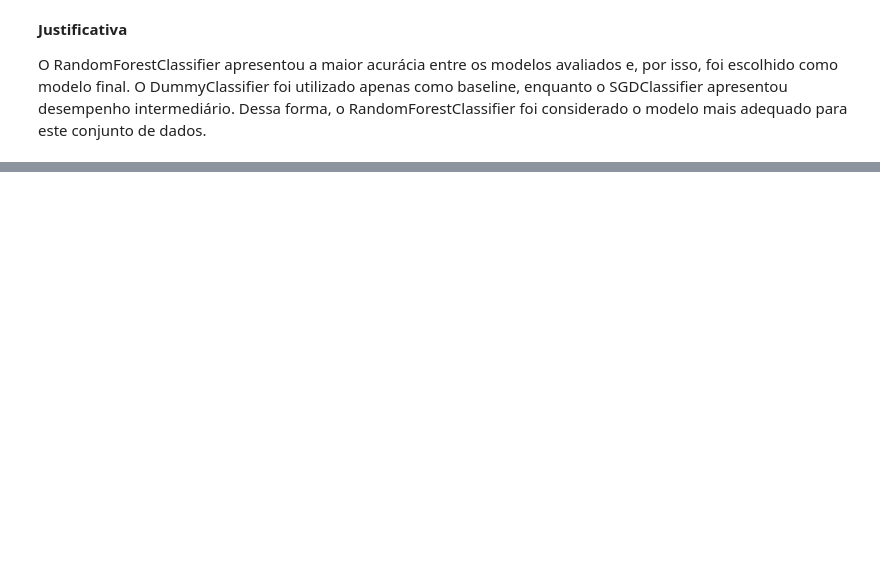
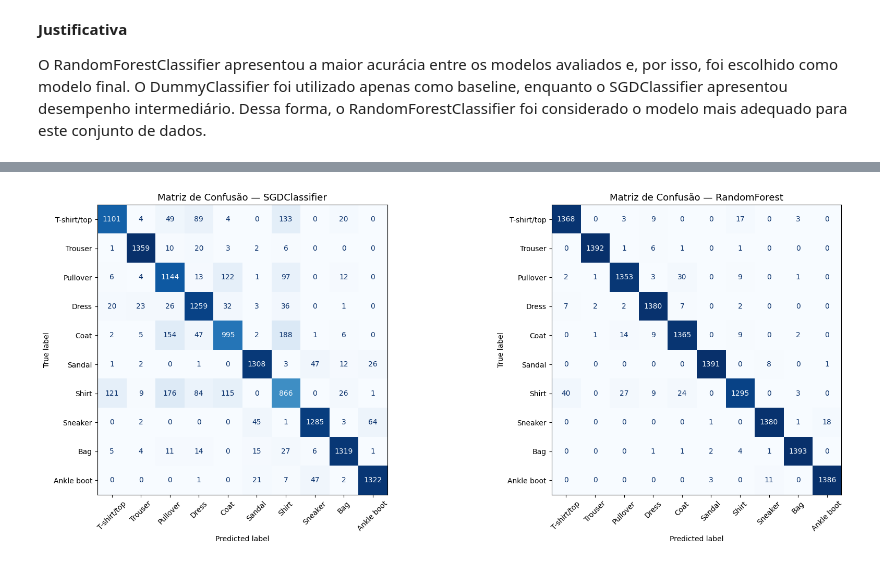
Before and after one commit to KevinTeixeira04/Teste, a Jupyter notebook: fundamentos.ipynb, the cells around one changed output, grey strips where cells are left out. Saved outputs shown, nothing was run; the diff lists cells and outputs as text; code cells hidden in the pictures; blank space fills up the shorter version.

```diff
--- a/fundamentos.ipynb
+++ b/fundamentos.ipynb
@@ -546,0 +707,13 @@ O RandomForestClassifier apresentou a maior acurácia entre os modelos avaliados
+# %%
+fig, axes = plt.subplots(1, 2, figsize=(18, 7))
+
+for ax, (nome, (y_pred, _)) in zip(axes, list(modelos.items())[1:]):
+    cm = confusion_matrix(y_test, y_pred)
+    disp = ConfusionMatrixDisplay(confusion_matrix=cm, display_labels=nomes_classes)
+    disp.plot(ax=ax, colorbar=False, cmap="Blues", xticks_rotation=45)
+    ax.set_title(f"Matriz de Confusão — {nome}", fontsize=13)
+
+plt.tight_layout()
+plt.show()
+# %% [output]
+[figure, added]
```
Also changed, not shown: parts of 18 cells of this notebook.
